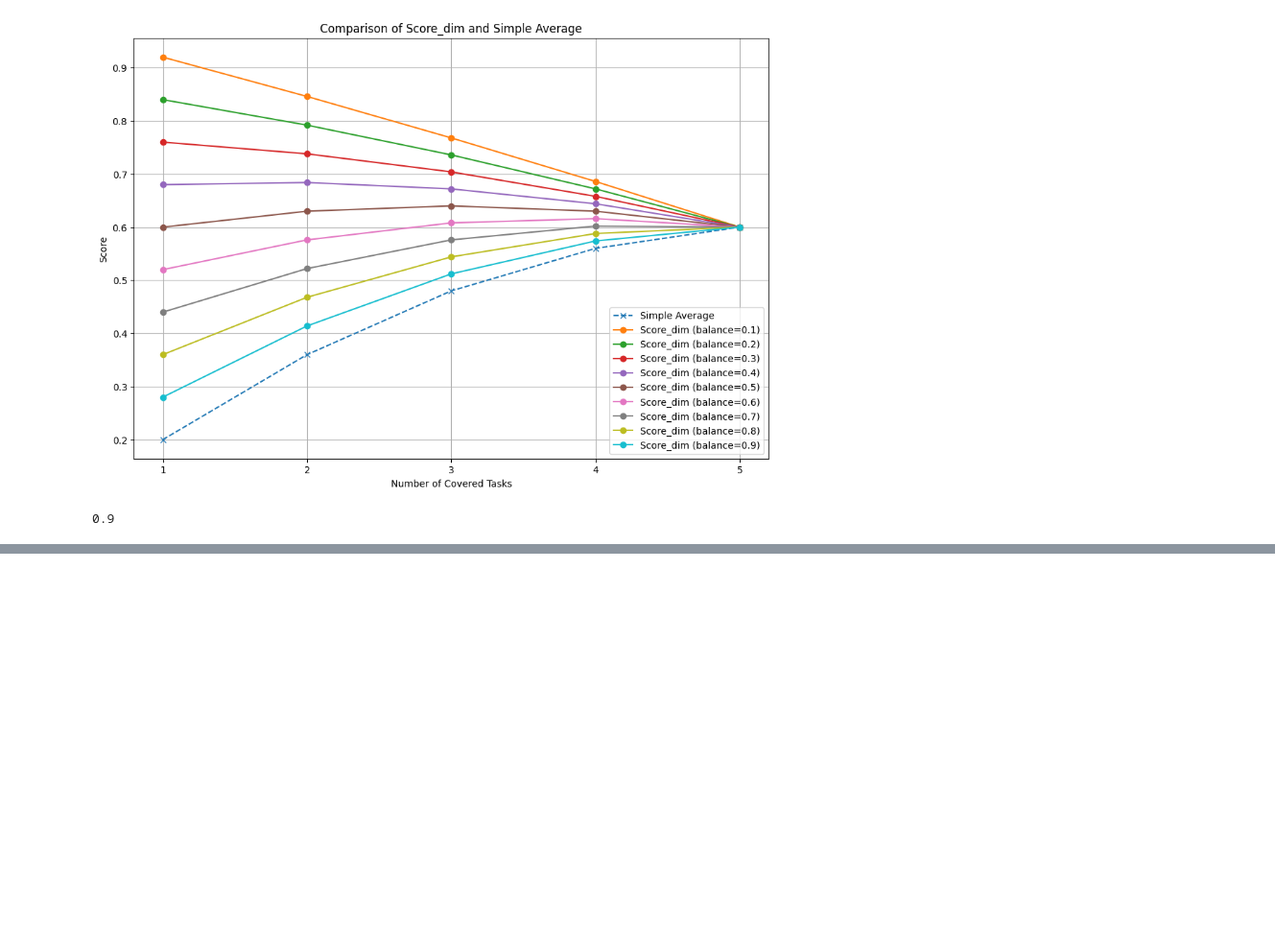
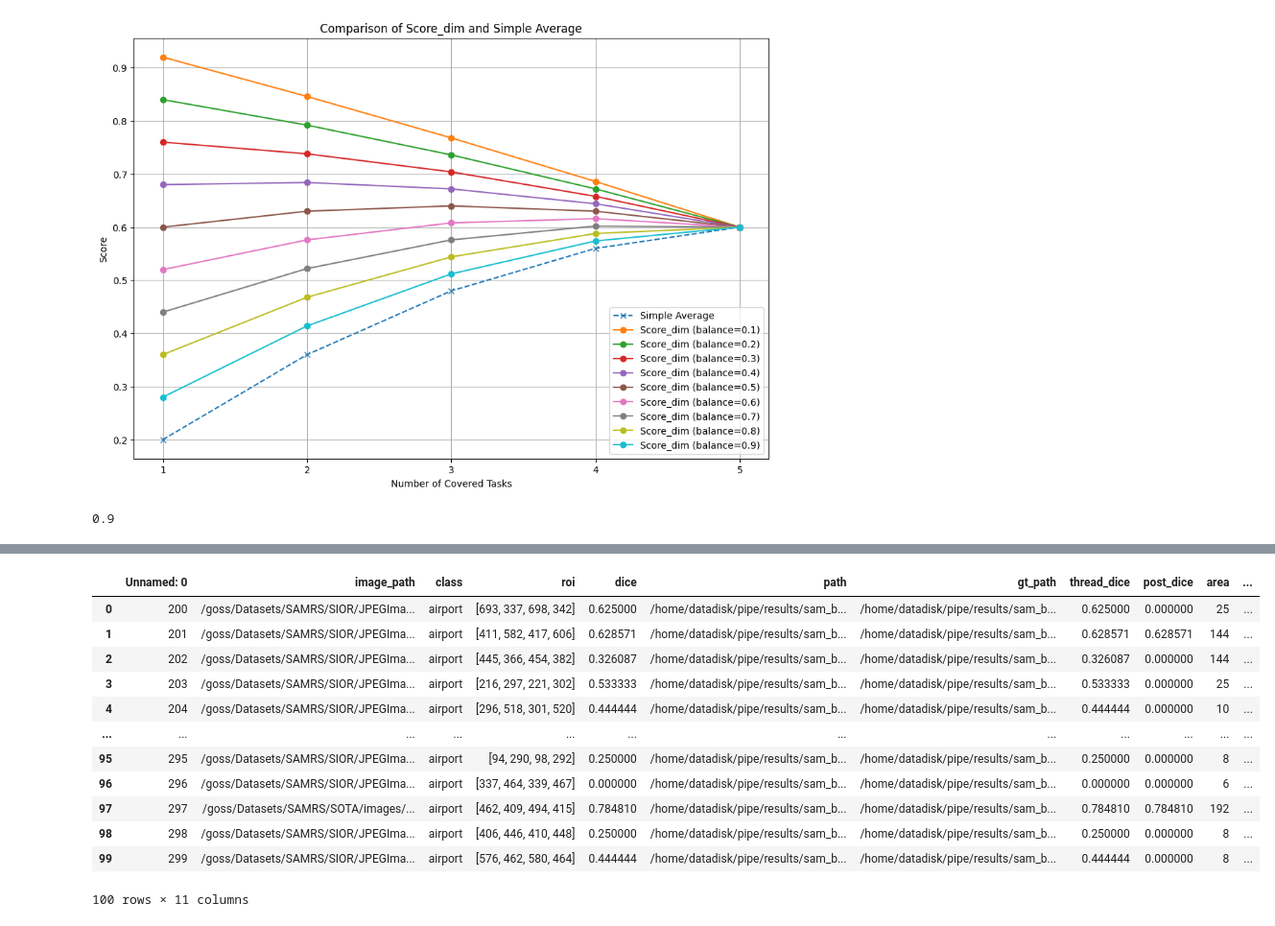
Before and after one commit to pipe1223/RemoteSeg, a Jupyter notebook: test_everything.ipynb, the cells around one changed output, grey strips where cells are left out. Shown at 96% size. Cells and saved outputs as stored; diff of their text form; code cells hidden in the pictures; blank space fills up the shorter version.

```diff
--- a/test_everything.ipynb
+++ b/test_everything.ipynb
@@ -1870,0 +1940,16 @@ score: 0.6
+# %%
+airplane_data
+# %% [output]
+|  | Unnamed: 0 | image_path | class | roi | dice | path | gt_path | thread_dice | post_dice | area | ... |
+| 0 | 200 | /goss/Datasets/SAMRS/SIOR/JPEGIma... | airport | [693, 337, 698, 342] | 0.625000 | /home/datadisk/pipe/results/sam_b... | /home/datadisk/pipe/results/sam_b... | 0.625000 | 0.000000 | 25 | ... |
+| 1 | 201 | /goss/Datasets/SAMRS/SIOR/JPEGIma... | airport | [411, 582, 417, 606] | 0.628571 | /home/datadisk/pipe/results/sam_b... | /home/datadisk/pipe/results/sam_b... | 0.628571 | 0.628571 | 144 | ... |
+| 2 | 202 | /goss/Datasets/SAMRS/SIOR/JPEGIma... | airport | [445, 366, 454, 382] | 0.326087 | /home/datadisk/pipe/results/sam_b... | /home/datadisk/pipe/results/sam_b... | 0.326087 | 0.000000 | 144 | ... |
+| 3 | 203 | /goss/Datasets/SAMRS/SIOR/JPEGIma... | airport | [216, 297, 221, 302] | 0.533333 | /home/datadisk/pipe/results/sam_b... | /home/datadisk/pipe/results/sam_b... | 0.533333 | 0.000000 | 25 | ... |
+| 4 | 204 | /goss/Datasets/SAMRS/SIOR/JPEGIma... | airport | [296, 518, 301, 520] | 0.444444 | /home/datadisk/pipe/results/sam_b... | /home/datadisk/pipe/results/sam_b... | 0.444444 | 0.000000 | 10 | ... |
+| ... | ... | ... | ... | ... | ... | ... | ... | ... | ... | ... | ... |
+| 95 | 295 | /goss/Datasets/SAMRS/SIOR/JPEGIma... | airport | [94, 290, 98, 292] | 0.250000 | /home/datadisk/pipe/results/sam_b... | /home/datadisk/pipe/results/sam_b... | 0.250000 | 0.000000 | 8 | ... |
+| 96 | 296 | /goss/Datasets/SAMRS/SIOR/JPEGIma... | airport | [337, 464, 339, 467] | 0.000000 | /home/datadisk/pipe/results/sam_b... | /home/datadisk/pipe/results/sam_b... | 0.000000 | 0.000000 | 6 | ... |
+| 97 | 297 | /goss/Datasets/SAMRS/SOTA/images/... | airport | [462, 409, 494, 415] | 0.784810 | /home/datadisk/pipe/results/sam_b... | /home/datadisk/pipe/results/sam_b... | 0.784810 | 0.784810 | 192 | ... |
+| 98 | 298 | /goss/Datasets/SAMRS/SIOR/JPEGIma... | airport | [406, 446, 410, 448] | 0.250000 | /home/datadisk/pipe/results/sam_b... | /home/datadisk/pipe/results/sam_b... | 0.250000 | 0.000000 | 8 | ... |
+| 99 | 299 | /goss/Datasets/SAMRS/SIOR/JPEGIma... | airport | [576, 462, 580, 464] | 0.444444 | /home/datadisk/pipe/results/sam_b... | /home/datadisk/pipe/results/sam_b... | 0.444444 | 0.000000 | 8 | ... |
+100 rows × 11 columns
```
Also changed, not shown: parts of 14 cells of this notebook, 2 other files.
